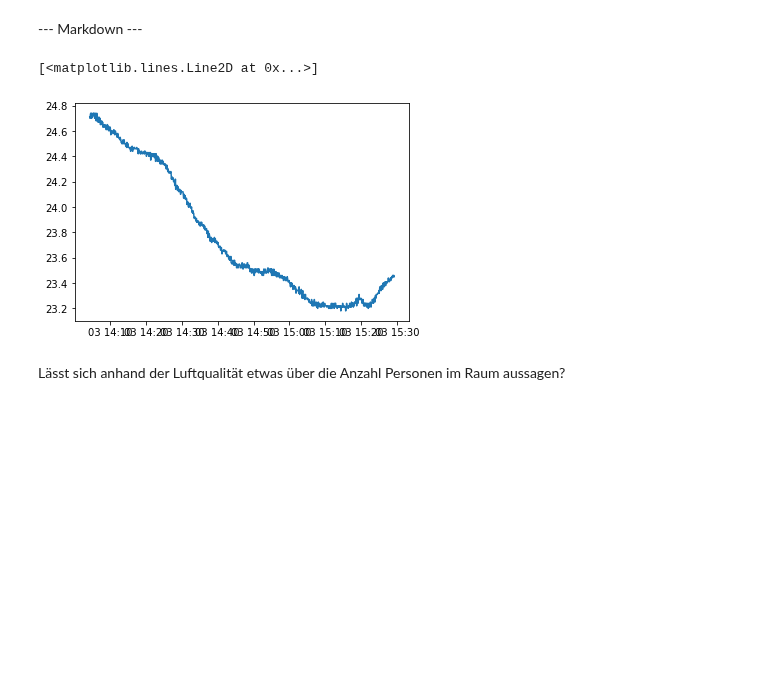
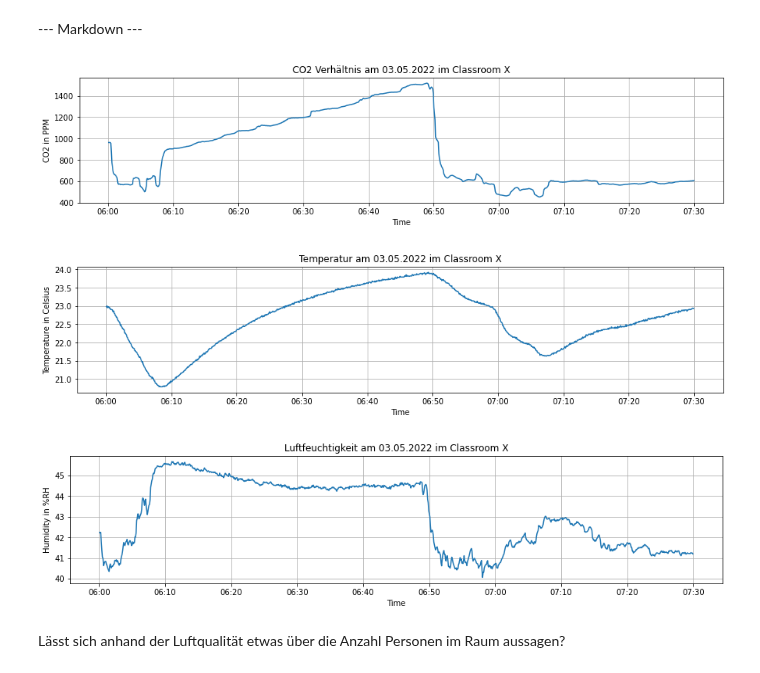
Before and after one commit to Smart-Classroom-Challenge/Data-Evaluation, a Jupyter notebook: data-evaluation.ipynb, the cells around one changed output. Saved outputs shown, nothing was run; the diff lists cells and outputs as text; code cells hidden in the pictures; blank space fills up the shorter version.

Commit message:
add plot from classroom X
data from 03.05.2022

```diff
--- a/data-evaluation.ipynb
+++ b/data-evaluation.ipynb
@@ -55,14 +56,52 @@ Wie ist der Zusammenhang zwischen Luftqualität und Frequenz bzw. Dauer des Lüf
 # %% [markdown]
 --- Markdown ---
 # %%
-cur.execute('SELECT "time", "temperature" FROM api_measurement WHERE fk_measurement_station_id = 1 ORDER BY 1 DESC LIMIT 1000;')
+startDate = "2022-05-03T06:00:00Z"
+endDate = "2022-05-03T07:30:00Z"
+
+cur.execute(f"""SELECT  time,
+                        co2,
+                        temperature,
+                        humidity,
+                        light,
+                        motion
+                FROM api_measurement
+                WHERE time BETWEEN '{startDate}' AND '{endDate}'
+                AND fk_measurement_station_id = 1; """)
 data = cur.fetchall()
 data = pd.DataFrame(data)
-
-plt.plot(data[0], data[1])
+data.columns = ["Time", "CO2", "Temperature", "Humidity", "Light", "Motion"]
-# %% [output]
-[<matplotlib.lines.Line2D at 0x...>]
-[figure, removed]
+# %%
+plt.figure(figsize = (15,3))
+plt.plot(data["Time"], data["CO2"])
+plt.xlabel("Time")
+plt.ylabel("CO2 in PPM")
+plt.title("CO2 Verhältnis am 03.05.2022 im Classroom X")
+plt.gca().xaxis.set_major_formatter(mdates.DateFormatter('%H:%M'))
+plt.grid()
+plt.show()
+
+plt.figure(figsize = (15,3))
+plt.plot(data["Time"], data["Temperature"])
+plt.xlabel("Time")
+plt.ylabel("Temperature in Celsius")
+plt.title("Temperatur am 03.05.2022 im Classroom X")
+plt.gca().xaxis.set_major_formatter(mdates.DateFormatter('%H:%M'))
+plt.grid()
+plt.show()
+
+plt.figure(figsize = (15,3))
+plt.plot(data["Time"], data["Humidity"])
+plt.xlabel("Time")
+plt.ylabel("Humidity in %RH")
+plt.title("Luftfeuchtigkeit am 03.05.2022 im Classroom X")
+plt.gca().xaxis.set_major_formatter(mdates.DateFormatter('%H:%M'))
+plt.grid()
+plt.show()
+# %% [output]
+[figure, added]
+[figure, added]
+[figure, added]
 # %% [markdown]
 Lässt sich anhand der Luftqualität etwas über die Anzahl Personen im Raum aussagen?
 # %% [markdown]
```
Also changed, not shown: parts of 1 cell of this notebook.
